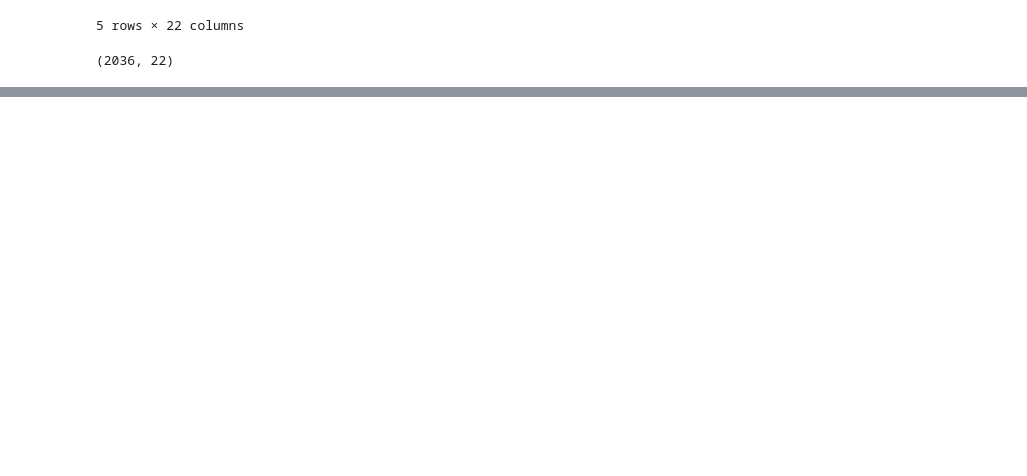
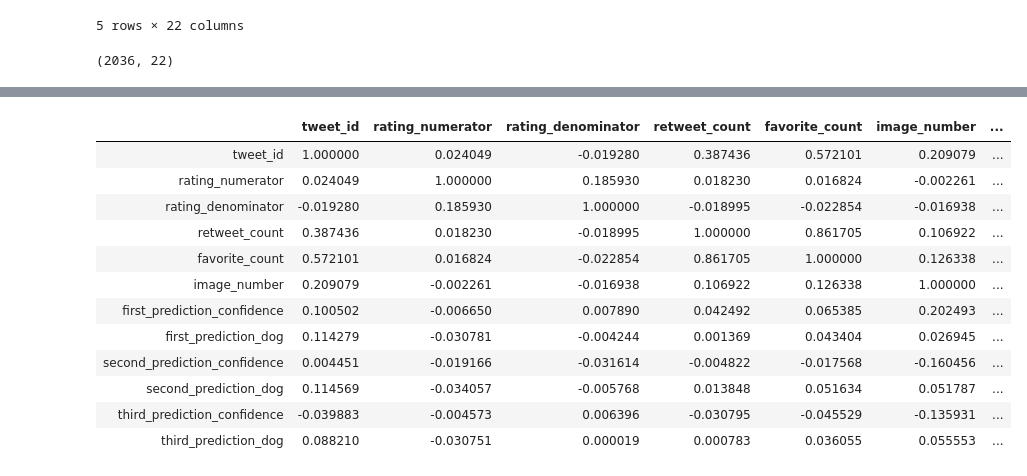
Before and after one commit to Aastha-Arora/data-wrangling-tweet-archive, a Jupyter notebook: data_wrangling.ipynb, the cells around one changed output, grey strips where cells are left out. Saved outputs shown, nothing was run; the diff lists cells and outputs as text; code cells hidden in the pictures; blank space fills up the shorter version.

```diff
--- a/data_wrangling.ipynb
+++ b/data_wrangling.ipynb
@@ -453,0 +466,16 @@ tweet_data_master.to_csv('Output/twitter_archive_master.csv', index=False)
+# %%
+tweet_data_master.corr()
+# %% [output]
+|  | tweet_id | rating_numerator | rating_denominator | retweet_count | favorite_count | image_number | ... |
+| tweet_id | 1.000000 | 0.024049 | -0.019280 | 0.387436 | 0.572101 | 0.209079 | ... |
+| rating_numerator | 0.024049 | 1.000000 | 0.185930 | 0.018230 | 0.016824 | -0.002261 | ... |
+| rating_denominator | -0.019280 | 0.185930 | 1.000000 | -0.018995 | -0.022854 | -0.016938 | ... |
+| retweet_count | 0.387436 | 0.018230 | -0.018995 | 1.000000 | 0.861705 | 0.106922 | ... |
+| favorite_count | 0.572101 | 0.016824 | -0.022854 | 0.861705 | 1.000000 | 0.126338 | ... |
+| image_number | 0.209079 | -0.002261 | -0.016938 | 0.106922 | 0.126338 | 1.000000 | ... |
+| first_prediction_confidence | 0.100502 | -0.006650 | 0.007890 | 0.042492 | 0.065385 | 0.202493 | ... |
+| first_prediction_dog | 0.114279 | -0.030781 | -0.004244 | 0.001369 | 0.043404 | 0.026945 | ... |
+| second_prediction_confidence | 0.004451 | -0.019166 | -0.031614 | -0.004822 | -0.017568 | -0.160456 | ... |
+| second_prediction_dog | 0.114569 | -0.034057 | -0.005768 | 0.013848 | 0.051634 | 0.051787 | ... |
+| third_prediction_confidence | -0.039883 | -0.004573 | 0.006396 | -0.030795 | -0.045529 | -0.135931 | ... |
+| third_prediction_dog | 0.088210 | -0.030751 | 0.000019 | 0.000783 | 0.036055 | 0.055553 | ... |
```
Also changed, not shown: parts of 5 cells of this notebook.
